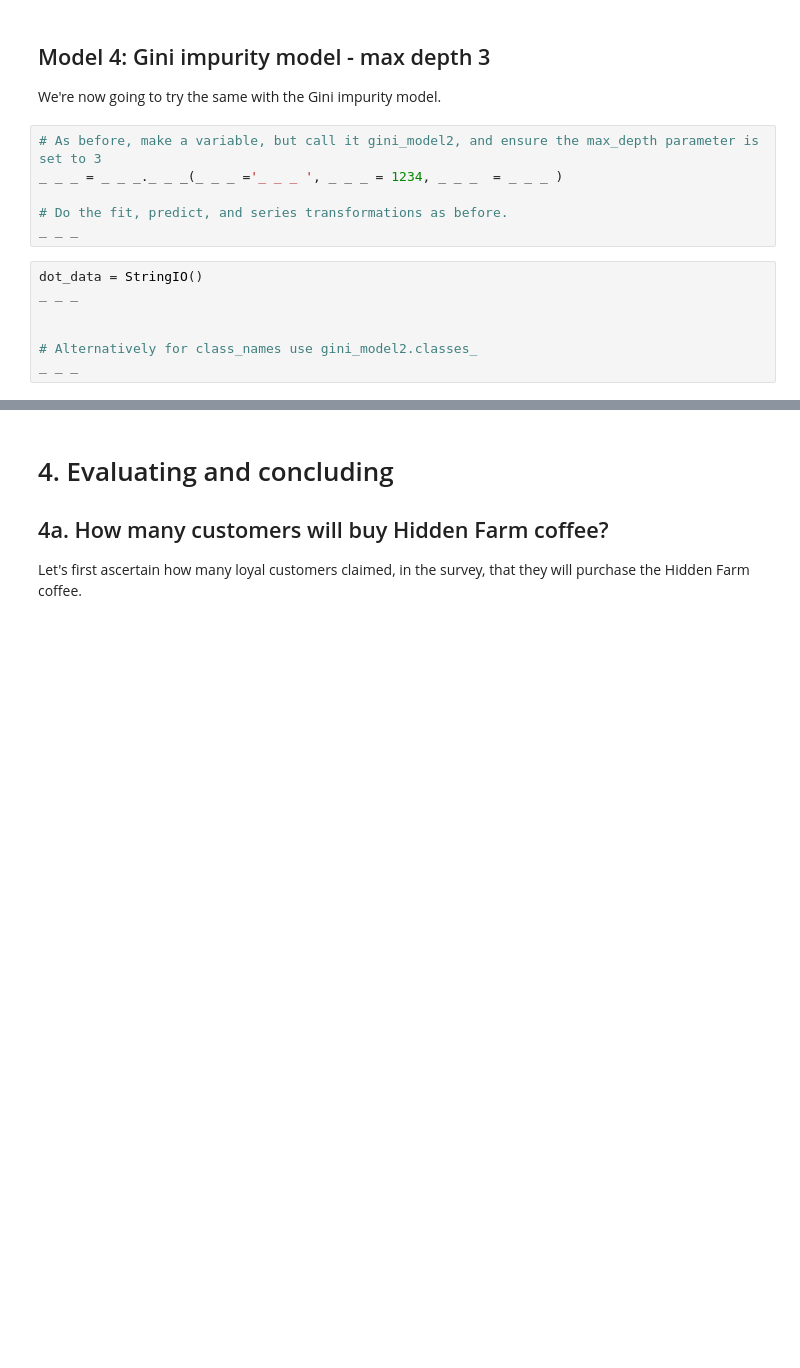
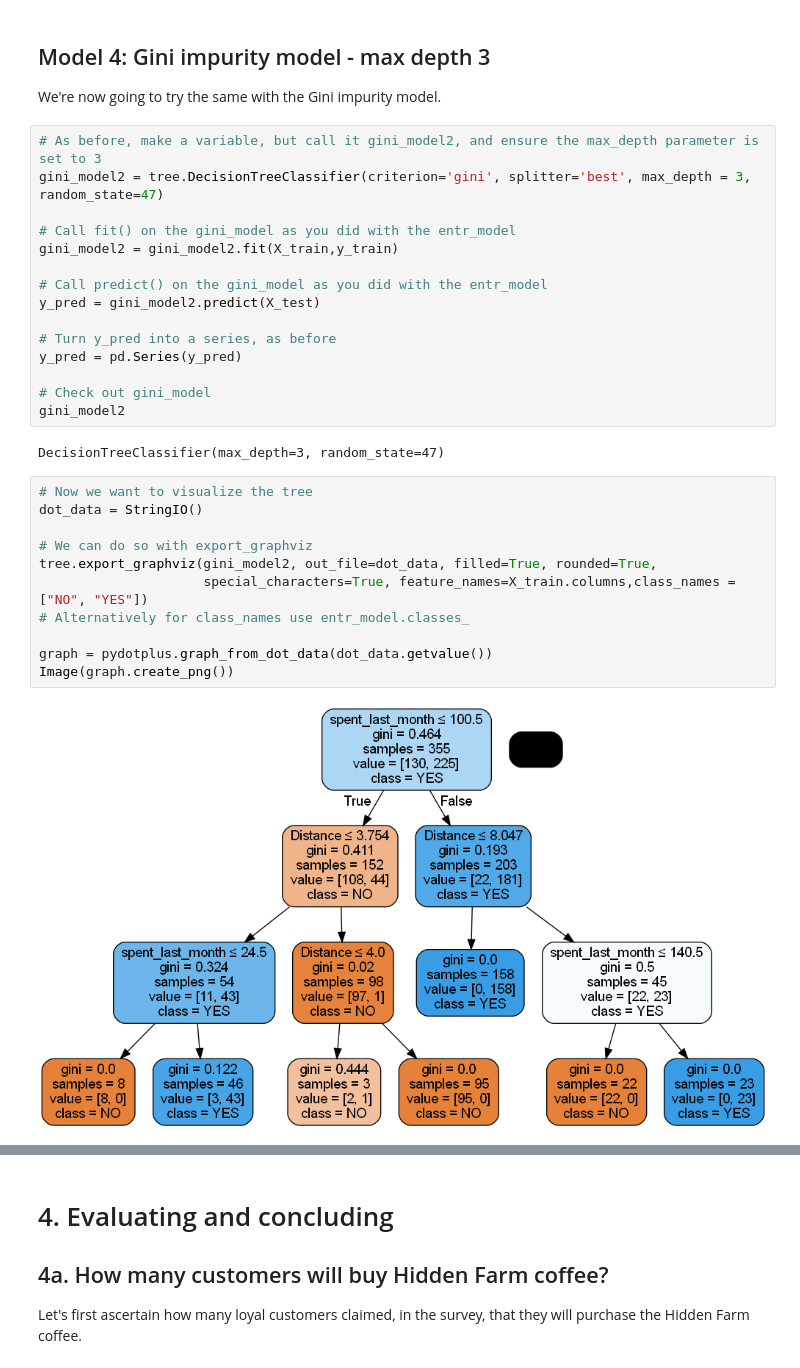
Before and after one commit to ehardwick2/RR-Coffee-Decision-Tree-Case-Study, a Jupyter notebook: Springboard Decision Tree Specialty Coffee Case Study - Tier 3.ipynb, the cells around one changed output, grey strips where cells are left out. Cells and saved outputs as stored; diff of their text form; blank space fills up the shorter version.

```diff
--- a/Springboard Decision Tree Specialty Coffee Case Study - Tier 3.ipynb
+++ b/Springboard Decision Tree Specialty Coffee Case Study - Tier 3.ipynb
@@ -452,19 +514,36 @@ So our accuracy decreased, but is this certainly an inferior tree to the max dep
 # %% [markdown]
 ## Model 4: Gini impurity  model - max depth 3
 We're now going to try the same with the Gini impurity model.
-# %%
-# As before, make a variable, but call it gini_model2, and ensure the max_depth parameter is set to 3
-_ _ _ = _ _ _._ _ _(_ _ _ ='_ _ _ ', _ _ _ = 1234, _ _ _  = _ _ _ )
-
-# Do the fit, predict, and series transformations as before.
-_ _ _
-# %%
-dot_data = StringIO()
-_ _ _
-
-
-# Alternatively for class_names use gini_model2.classes_
-_ _ _
+# %%
+# As before, make a variable, but call it gini_model2, and ensure the max_depth parameter is set to 3
+gini_model2 = tree.DecisionTreeClassifier(criterion='gini', splitter='best', max_depth = 3, random_state=47)
+
+# Call fit() on the gini_model as you did with the entr_model
+gini_model2 = gini_model2.fit(X_train,y_train)
+
+# Call predict() on the gini_model as you did with the entr_model
+y_pred = gini_model2.predict(X_test)
+
+# Turn y_pred into a series, as before
+y_pred = pd.Series(y_pred)
+
+# Check out gini_model
+gini_model2
+# %% [output]
+DecisionTreeClassifier(max_depth=3, random_state=47)
+# %%
+# Now we want to visualize the tree
+dot_data = StringIO()
+
+# We can do so with export_graphviz
+tree.export_graphviz(gini_model2, out_file=dot_data, filled=True, rounded=True,
+                     special_characters=True, feature_names=X_train.columns,class_names = ["NO", "YES"])
+# Alternatively for class_names use entr_model.classes_
+
+graph = pydotplus.graph_from_dot_data(dot_data.getvalue())
+Image(graph.create_png())
+# %% [output]
+[figure, added]
 # %%
 print("Gini impurity  model - max depth 3")
 print("Accuracy:", metrics.accuracy_score(y_test,y_pred))
```
Also changed, not shown: parts of 40 cells of this notebook.
